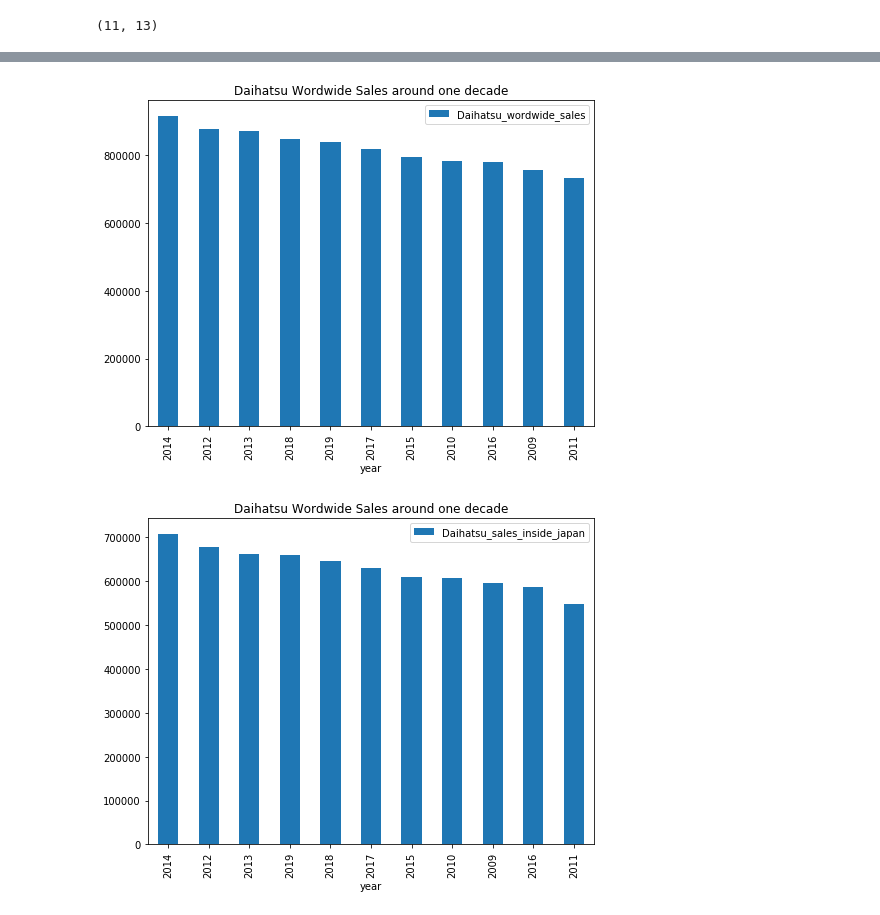
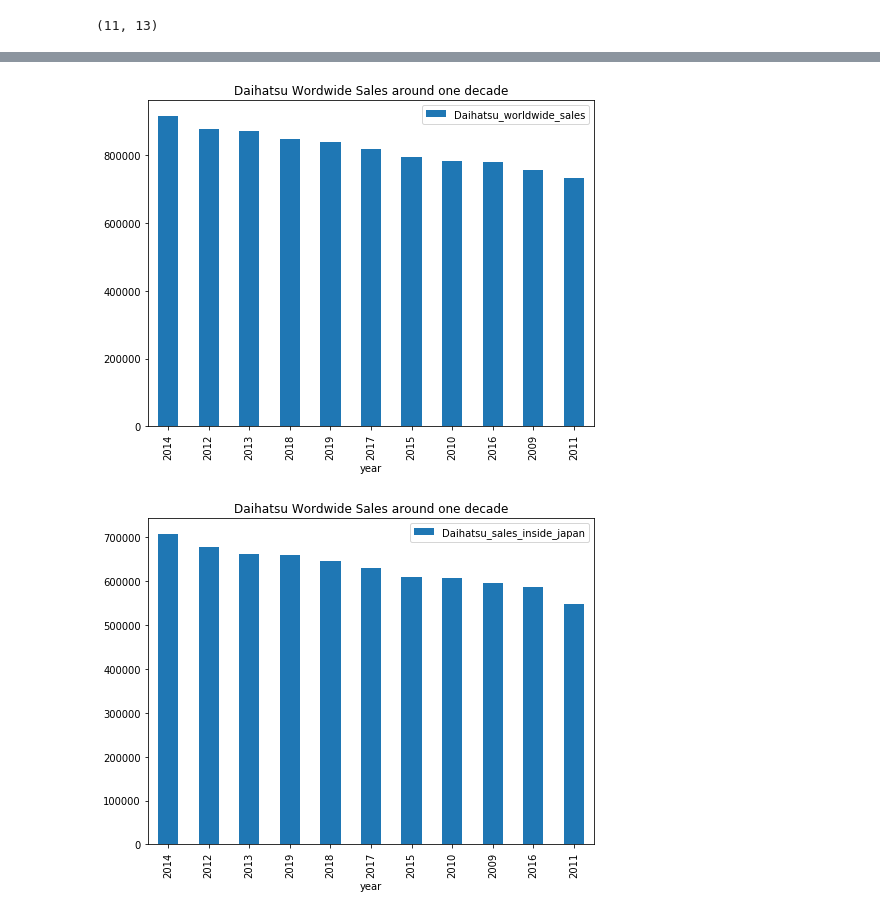
Before and after one commit to karl-johan-grahn/toyota-analysis, a Jupyter notebook: Toyota_car_price_data_analysis.ipynb, the cells around one changed output, grey strips where cells are left out. Saved outputs shown, nothing was run; the diff lists cells and outputs as text; code cells hidden in the pictures.

```diff
--- a/Toyota_car_price_data_analysis.ipynb
+++ b/Toyota_car_price_data_analysis.ipynb
@@ -11,6 +11,6 @@ import seaborn as sns
 from IPython.core.display import display, HTML
 display(HTML("<style>.container { width:100% !important; }</style>"))
 # %%
-sales = pd.read_csv('car-data/toyota_financial_data_latest.csv')
+sales = pd.read_csv('toyota_financial_data.csv')
 sales.head()
 # %% [output]
@@ -96,22 +96,22 @@ plt.show()
 [figure]
 [figure]
 # %%
-df = pd.DataFrame(toyota.groupby(['year'])['Daihatsu_wordwide_sales'].mean().sort_values(ascending = False))
+df = pd.DataFrame(sales.groupby(['year'])['Daihatsu_worldwide_sales'].mean().sort_values(ascending = False))
 df.plot.bar(figsize=(8,6))
 plt.title('Daihatsu Wordwide Sales around one decade')
 plt.show()
 
-df = pd.DataFrame(toyota.groupby(['year'])['Daihatsu_sales_inside_japan'].mean().sort_values(ascending = False))
+df = pd.DataFrame(sales.groupby(['year'])['Daihatsu_sales_inside_japan'].mean().sort_values(ascending = False))
 df.plot.bar(figsize=(8,6))
 plt.title('Daihatsu Wordwide Sales around one decade')
 plt.show()
 
-df = pd.DataFrame(toyota.groupby(['year'])['Daihatsu_sales_outside_japan'].mean().sort_values(ascending = False))
+df = pd.DataFrame(sales.groupby(['year'])['Daihatsu_sales_outside_japan'].mean().sort_values(ascending = False))
 df.plot.bar(figsize=(8,6))
 plt.title('Daihatsu Wordwide Sales around one decade')
 plt.show()
 # %% [output]
-[figure, old version]
+[figure, new version]
 [figure]
 [figure]
 # %%
```
Also changed, not shown: parts of 6 cells of this notebook.
